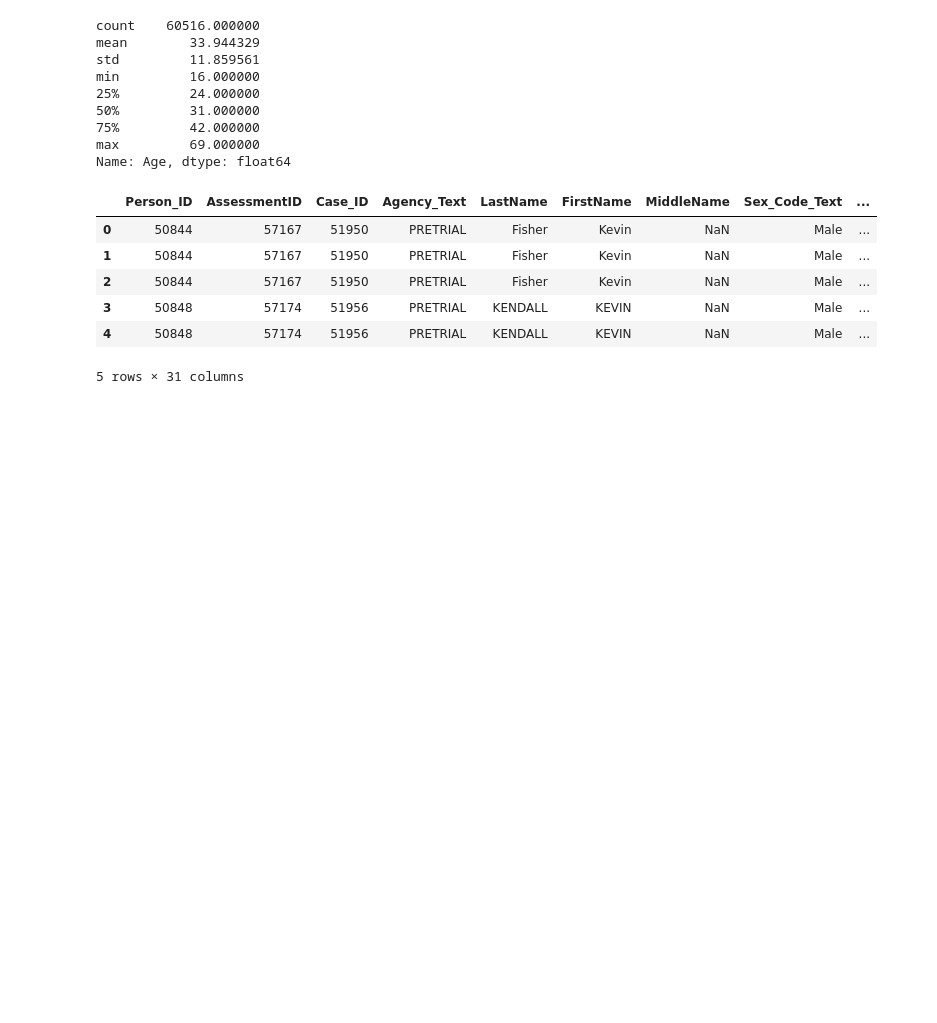
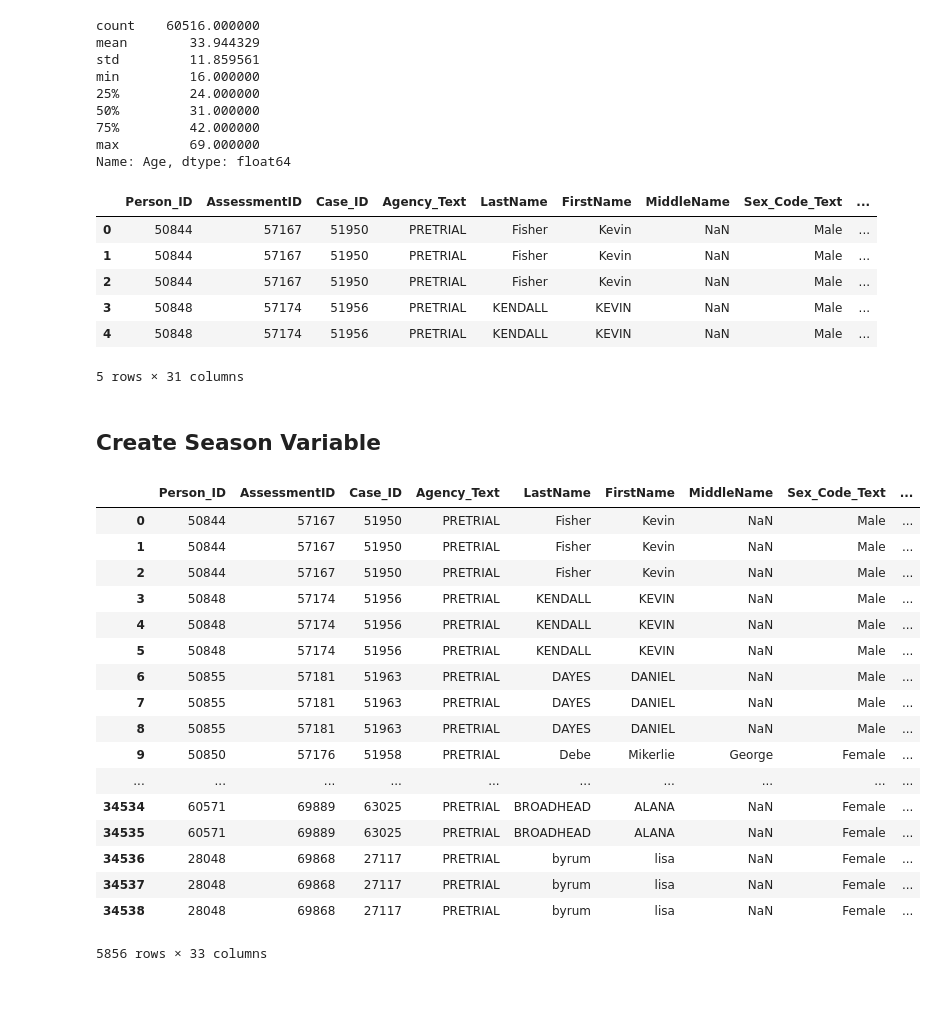
Before and after one commit to neha01mittal/compas-recidivism-racial-bias, a Jupyter notebook: Compass PreProcessing.ipynb, the cells around one changed output. Saved outputs shown, nothing was run; the diff lists cells and outputs as text; code cells hidden in the pictures; blank space fills up the shorter version.

Commit message:
Added Screen Season

```diff
--- a/Compass PreProcessing.ipynb
+++ b/Compass PreProcessing.ipynb
@@ -85,3 +85,36 @@ RawScore_df.head()
 | 3 | 50848 | 57174 | 51956 | PRETRIAL | KENDALL | KEVIN | NaN | Male | ... |
 | 4 | 50848 | 57174 | 51956 | PRETRIAL | KENDALL | KEVIN | NaN | Male | ... |
 5 rows × 31 columns
+# %% [markdown]
+## Create Season Variable ##
+# %%
+RawScore_df['ScreeningMonth']=RawScore_df['Screening_Date'].dt.month #create f
+# %%
+RawScore_df['ScreenSeason'] = 'All'
+RawScore_df.loc[(RawScore_df['ScreeningMonth'] == 12) , 'ScreenSeason'] = 'Winter'
+RawScore_df.loc[(RawScore_df['ScreeningMonth'] >=1) & (RawScore_df['ScreeningMonth'] <3), 'ScreenSeason'] = 'Winter'
+RawScore_df.loc[(RawScore_df['ScreeningMonth'] >=3) & (RawScore_df['ScreeningMonth'] <6), 'ScreenSeason'] = 'Spring'
+RawScore_df.loc[(RawScore_df['ScreeningMonth'] >=6) & (RawScore_df['ScreeningMonth'] <9), 'ScreenSeason'] = 'Summer'
+RawScore_df.loc[(RawScore_df['ScreeningMonth'] >=9) & (RawScore_df['ScreeningMonth'] <12), 'ScreenSeason'] = 'Fall'
+RawScore_df[RawScore_df['ScreeningMonth']==1]
+# %% [output]
+|  | Person_ID | AssessmentID | Case_ID | Agency_Text | LastName | FirstName | MiddleName | Sex_Code_Text | ... |
+| 0 | 50844 | 57167 | 51950 | PRETRIAL | Fisher | Kevin | NaN | Male | ... |
+| 1 | 50844 | 57167 | 51950 | PRETRIAL | Fisher | Kevin | NaN | Male | ... |
+| 2 | 50844 | 57167 | 51950 | PRETRIAL | Fisher | Kevin | NaN | Male | ... |
+| 3 | 50848 | 57174 | 51956 | PRETRIAL | KENDALL | KEVIN | NaN | Male | ... |
+| 4 | 50848 | 57174 | 51956 | PRETRIAL | KENDALL | KEVIN | NaN | Male | ... |
+| 5 | 50848 | 57174 | 51956 | PRETRIAL | KENDALL | KEVIN | NaN | Male | ... |
+| 6 | 50855 | 57181 | 51963 | PRETRIAL | DAYES | DANIEL | NaN | Male | ... |
+| 7 | 50855 | 57181 | 51963 | PRETRIAL | DAYES | DANIEL | NaN | Male | ... |
+| 8 | 50855 | 57181 | 51963 | PRETRIAL | DAYES | DANIEL | NaN | Male | ... |
+| 9 | 50850 | 57176 | 51958 | PRETRIAL | Debe | Mikerlie | George | Female | ... |
+| ... | ... | ... | ... | ... | ... | ... | ... | ... | ... |
+| 34534 | 60571 | 69889 | 63025 | PRETRIAL | BROADHEAD | ALANA | NaN | Female | ... |
+| 34535 | 60571 | 69889 | 63025 | PRETRIAL | BROADHEAD | ALANA | NaN | Female | ... |
+| 34536 | 28048 | 69868 | 27117 | PRETRIAL | byrum | lisa | NaN | Female | ... |
+| 34537 | 28048 | 69868 | 27117 | PRETRIAL | byrum | lisa | NaN | Female | ... |
+| 34538 | 28048 | 69868 | 27117 | PRETRIAL | byrum | lisa | NaN | Female | ... |
+5856 rows × 33 columns
+# %% [markdown]
+##
```
